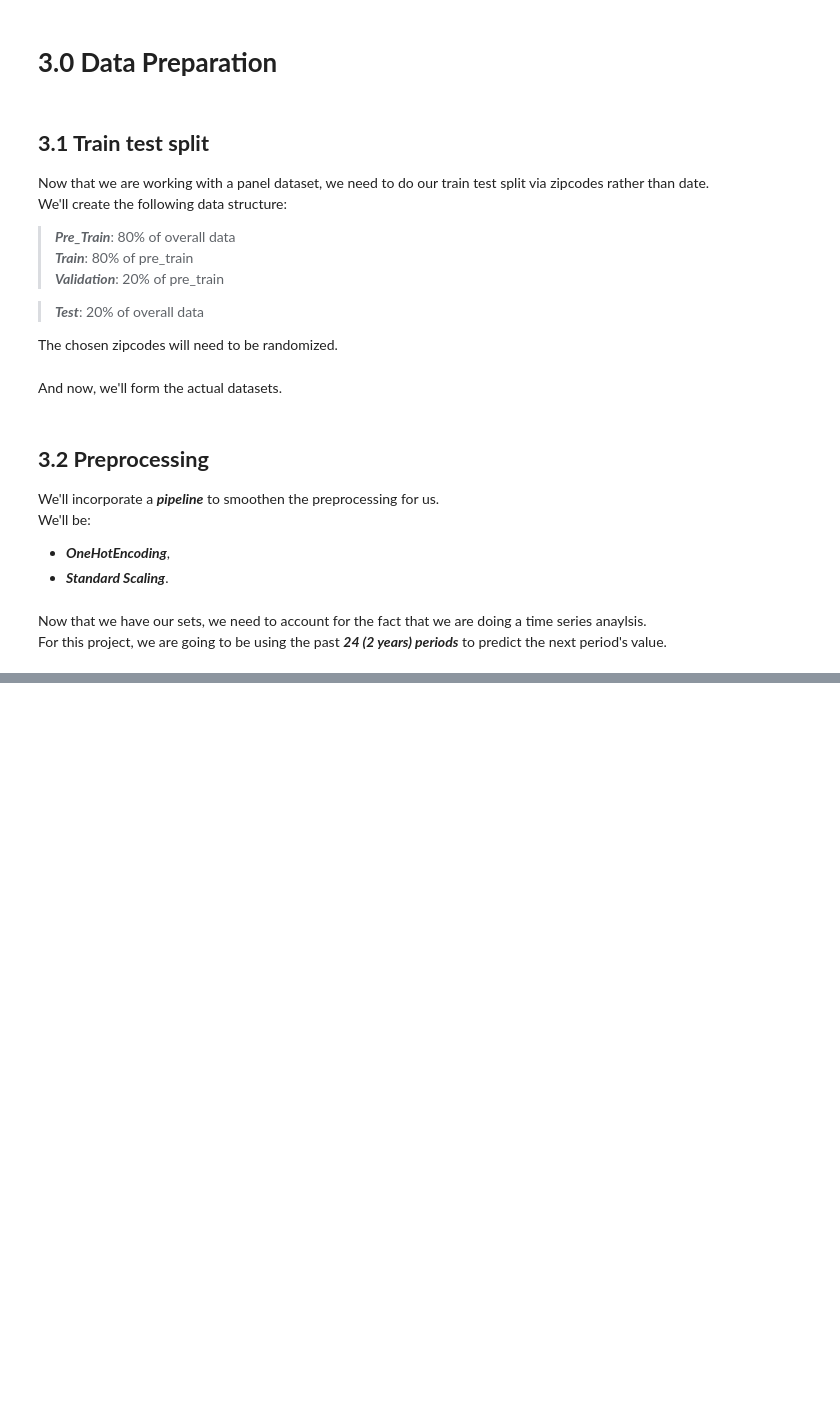
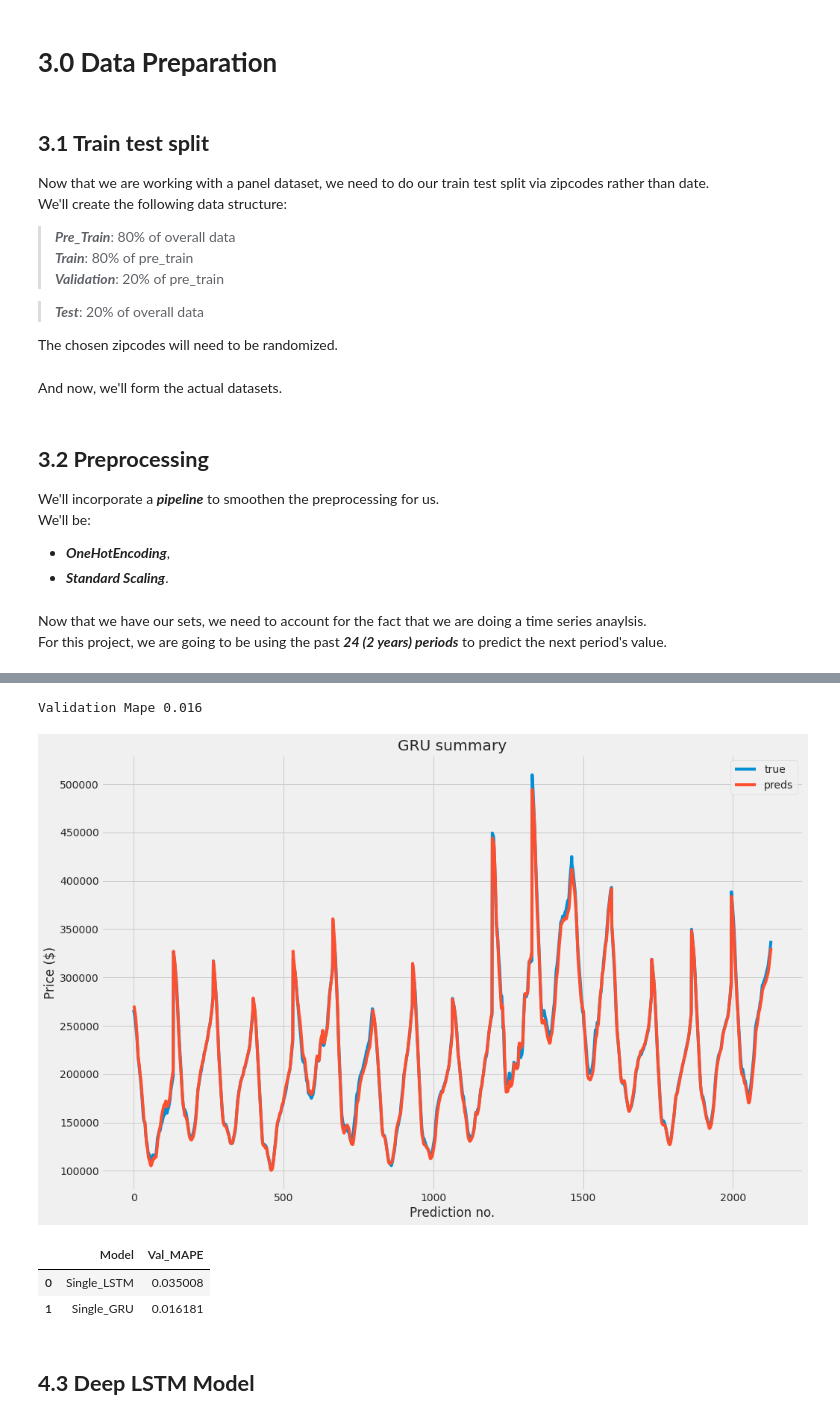
Before and after one commit to AbsIbs/nevada_time_series, a Jupyter notebook: main.ipynb, the cells around one changed output, grey strips where cells are left out. Cells and saved outputs as stored; diff of their text form; code cells hidden in the pictures; blank space fills up the shorter version.

```diff
--- a/main.ipynb
+++ b/main.ipynb
@@ -826,0 +927,21 @@ X_test, y_test = np.array(testX), np.array(testY)
+# %%
+from tensorflow.keras.layers import GRU
+
+GRU_model = Sequential()
+GRU_model.add(GRU(units=64, activation='relu', return_sequences=False, input_shape = (X_train.shape[1], X_train.shape[2])))
+GRU_model.add(Dense(units=1))
+
+summary = GRU_model.summary()
+
+GRU_model.compile(optimizer = 'adam', loss = "mean_squared_error")
+
+filepath = 'drive/MyDrive/DS_Projects/US_housing_time_series/models/GRU_model.hdf5'
+
+checkpoint = ModelCheckpoint(filepath=filepath,
+                                monitor='val_loss',
+                                verbose=1,
+                                save_best_only=True,
+                                mode='min')
+
+history = GRU_model.fit(X_train, y_train, validation_data = (X_val, y_val), epochs = 25, batch_size=32, callbacks = [checkpoint])
+GRU_model = load_model('drive/MyDrive/DS_Projects/US_housing_time_series/models/GRU_model.hdf5')
@@ -826,0 +966,18 @@ X_test, y_test = np.array(testX), np.array(testY)
+# %%
+GRU_val_true, GRU_val_preds = clean_true_preds(GRU_model)
+GRU_val_MAPE = mean_absolute_percentage_error(GRU_val_true, GRU_val_preds)
+quick_plot(GRU_val_true, GRU_val_preds, 'GRU')
+
+results.append({'Model': 'Single_GRU', 'Val_MAPE': GRU_val_MAPE})
+print(f'Validation Mape {round(GRU_val_MAPE, 3)}')
+# %% [output]
+Validation Mape 0.016
+[figure, added]
+# %%
+pd.DataFrame(results)
+# %% [output]
+|  | Model | Val_MAPE |
+| 0 | Single_LSTM | 0.035008 |
+| 1 | Single_GRU | 0.016181 |
+# %% [markdown]
+## **4.3 Deep LSTM Model**
```
Also changed, not shown: parts of 35 cells of this notebook, 5 other files.
